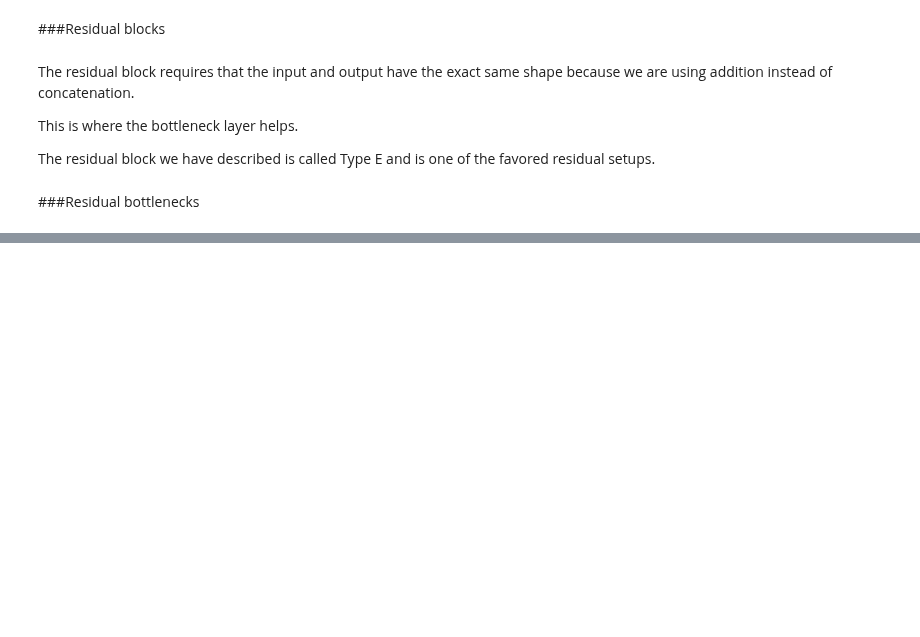
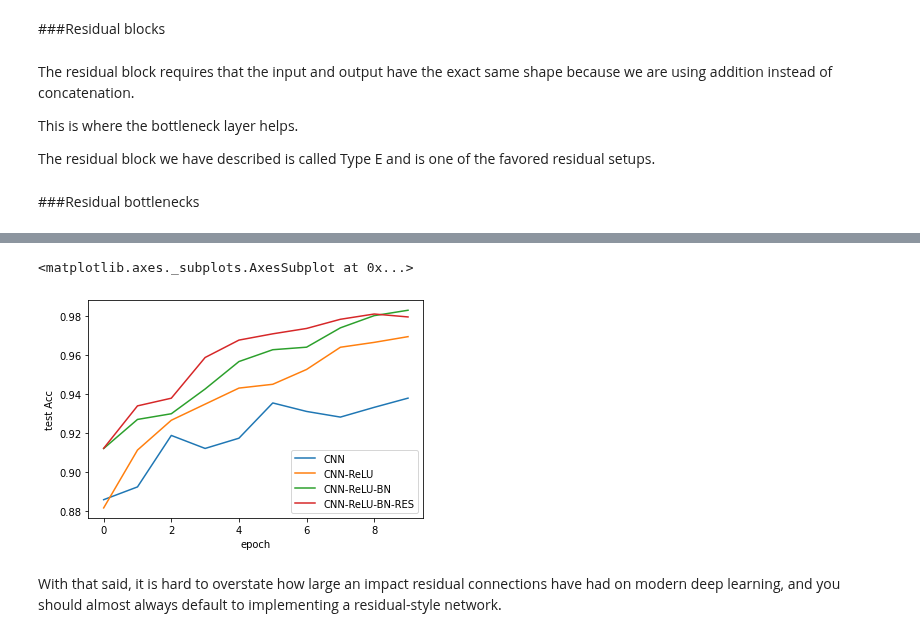
Before and after one commit to rahiakela/deep-learning-research-and-practice, a Jupyter notebook: inside-deep-learing/06-common-design-building-blocks/04_residual_connections.ipynb, the cells around one changed output, grey strips where cells are left out. Saved outputs shown, nothing was run; the diff lists cells and outputs as text; code cells hidden in the pictures; blank space fills up the shorter version.

```diff
--- a/inside-deep-learing/06-common-design-building-blocks/04_residual_connections.ipynb
+++ b/inside-deep-learing/06-common-design-building-blocks/04_residual_connections.ipynb
@@ -386,0 +450,44 @@ class ResidualBlockE(nn.Module):
+# %%
+cnn_res_model = nn.Sequential(
+  # BottleNeck to start because we need more channels. Its also common to start with just one normal hidden layer before beginning residual blocks
+  ResidualBottleNeck(C, n_filters),
+  nn.LeakyReLU(leak_rate),          # We are inserting a activation after each residual. This is optional.
+  ResidualBlockE(n_filters),
+  nn.LeakyReLU(leak_rate),
+  nn.MaxPool2d((2,2)),
+
+  ResidualBottleNeck(n_filters, 2 * n_filters),
+  nn.LeakyReLU(leak_rate),
+  ResidualBlockE(2 * n_filters),
+  nn.LeakyReLU(leak_rate),
+  nn.MaxPool2d((2,2)),
+
+  ResidualBottleNeck(2 * n_filters, 4 * n_filters),
+  nn.LeakyReLU(leak_rate),
+  ResidualBlockE(4 * n_filters),
+  nn.LeakyReLU(leak_rate),
+
+  nn.Flatten(),
+  nn.Linear(D*n_filters//4, classes),
+)
+# %%
+cnn_res_results = train_network(cnn_res_model,
+                          loss_func,
+                          training_loader,
+                          epochs=10,
+                          test_loader=testing_loader,
+                          score_funcs={"Acc": accuracy_score},
+                          device=device)
+del cnn_res_model
+# %%
+sns.lineplot(x="epoch", y="test Acc", data=cnn_results, label="CNN")
+sns.lineplot(x="epoch", y="test Acc", data=cnn_relu_results, label="CNN-ReLU")
+sns.lineplot(x="epoch", y="test Acc", data=cnn_bn_results, label="CNN-ReLU-BN")
+sns.lineplot(x="epoch", y="test Acc", data=cnn_res_results, label="CNN-ReLU-BN-RES")
+# %% [output]
+<matplotlib.axes._subplots.AxesSubplot at 0x...>
+[figure, added]
+# %% [markdown]
+With that said, it is hard to overstate how large an impact residual connections have
+had on modern deep learning, and you should almost always default to implementing a
+residual-style network.
```
Also changed, not shown: parts of 5 cells of this notebook.
